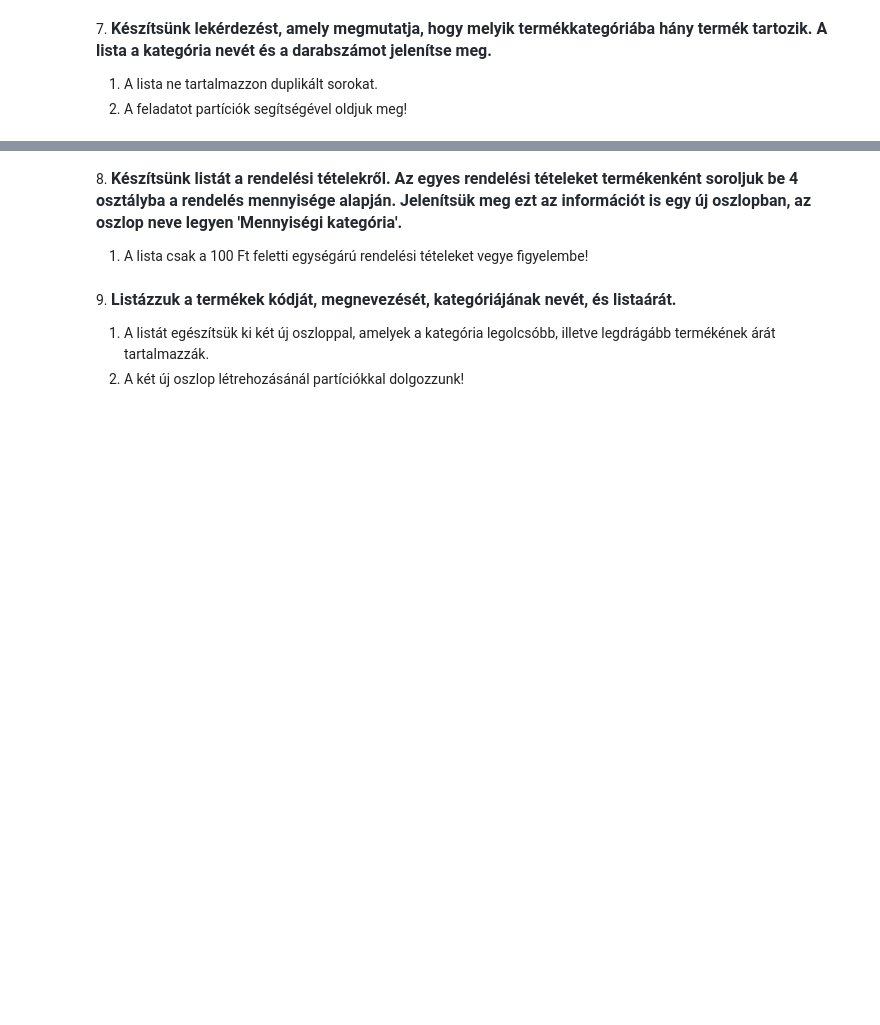
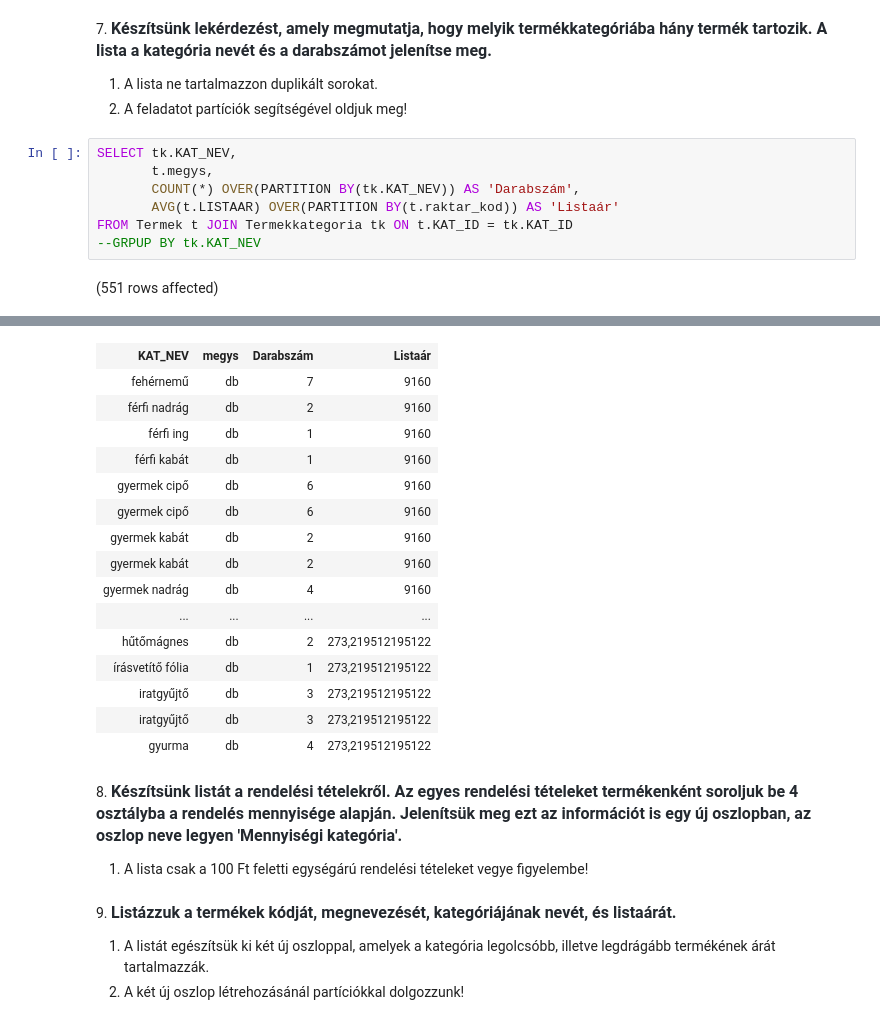
Before and after one commit to gergyemartin/adatbazis_gyak1, a Jupyter notebook: gyakorlat05_feladatok.ipynb, the cells around one changed output, grey strips where cells are left out. Cells and saved outputs as stored; diff of their text form; blank space fills up the shorter version.

```diff
--- a/gyakorlat05_feladatok.ipynb
+++ b/gyakorlat05_feladatok.ipynb
@@ -83,3 +105,12 @@ FROM Ugyfel
 
 1. A lista ne tartalmazzon duplikált sorokat.
 2. A feladatot partíciók segítségével oldjuk meg!
+# %%
+SELECT tk.KAT_NEV,
+       t.megys,
+       COUNT(*) OVER(PARTITION BY(tk.KAT_NEV)) AS 'Darabszám',
+       AVG(t.LISTAAR) OVER(PARTITION BY(t.raktar_kod)) AS 'Listaár'
+FROM Termek t JOIN Termekkategoria tk ON t.KAT_ID = tk.KAT_ID
+--GRPUP BY tk.KAT_NEV
+# %% [output]
+(551 rows affected)
@@ -86,3 +118,19 @@ FROM Ugyfel
+| KAT_NEV | megys | Darabszám | Listaár |
+| fehérnemű | db | 7 | 9160 |
+| férfi nadrág | db | 2 | 9160 |
+| férfi ing | db | 1 | 9160 |
+| férfi kabát | db | 1 | 9160 |
+| gyermek cipő | db | 6 | 9160 |
+| gyermek cipő | db | 6 | 9160 |
+| gyermek kabát | db | 2 | 9160 |
+| gyermek kabát | db | 2 | 9160 |
+| gyermek nadrág | db | 4 | 9160 |
+| ... | ... | ... | ... |
+| hűtőmágnes | db | 2 | 273,219512195122 |
+| írásvetítő fólia | db | 1 | 273,219512195122 |
+| iratgyűjtő | db | 3 | 273,219512195122 |
+| iratgyűjtő | db | 3 | 273,219512195122 |
+| gyurma | db | 4 | 273,219512195122 |
 # %% [markdown]
 8. <span style="font-weight: 600; color: rgb(36, 41, 47); font-family: -apple-system, BlinkMacSystemFont, &quot;Segoe UI&quot;, Helvetica, Arial, sans-serif, &quot;Apple Color Emoji&quot;, &quot;Segoe UI Emoji&quot;; font-size: 16px;">Készítsünk listát a rendelési tételekről. Az egyes rendelési tételeket termékenként soroljuk be 4 osztályba a rendelés mennyisége alapján. Jelenítsük meg ezt az információt is egy új oszlopban, az oszlop neve legyen 'Mennyiségi kategória'.</span>
 
```
Also changed, not shown: parts of 3 cells of this notebook.
